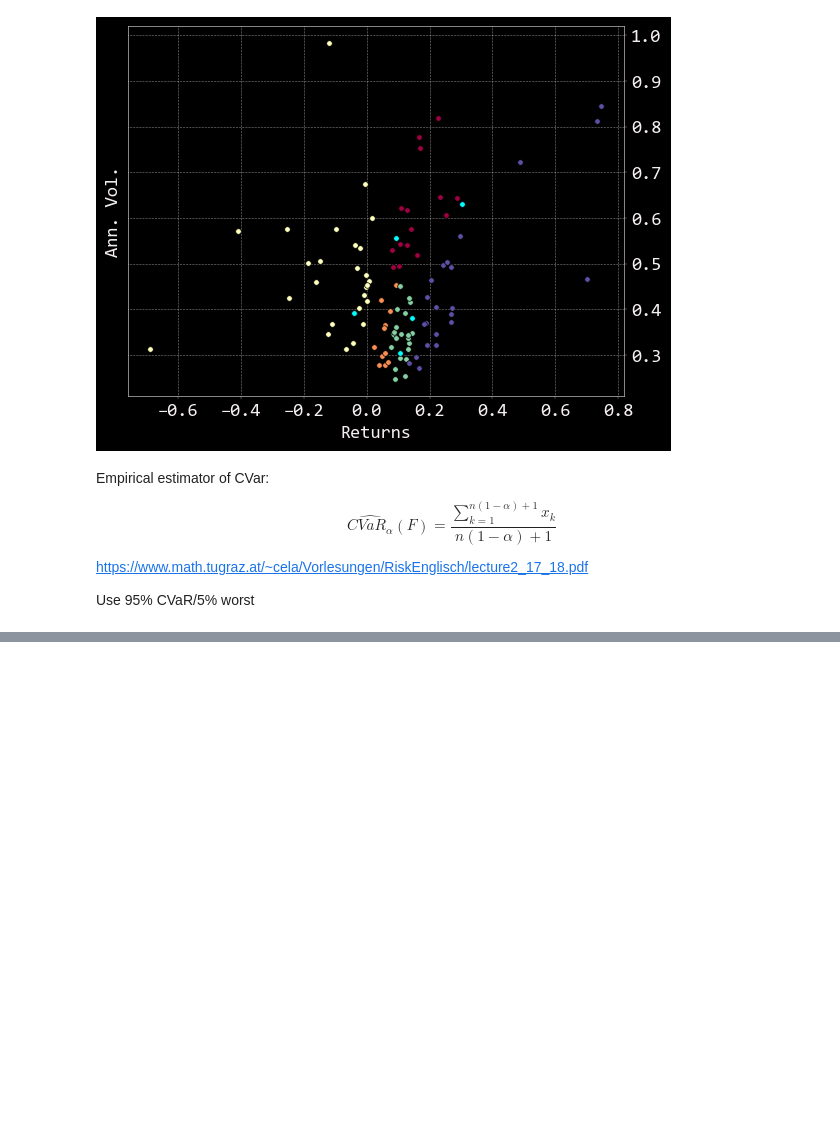
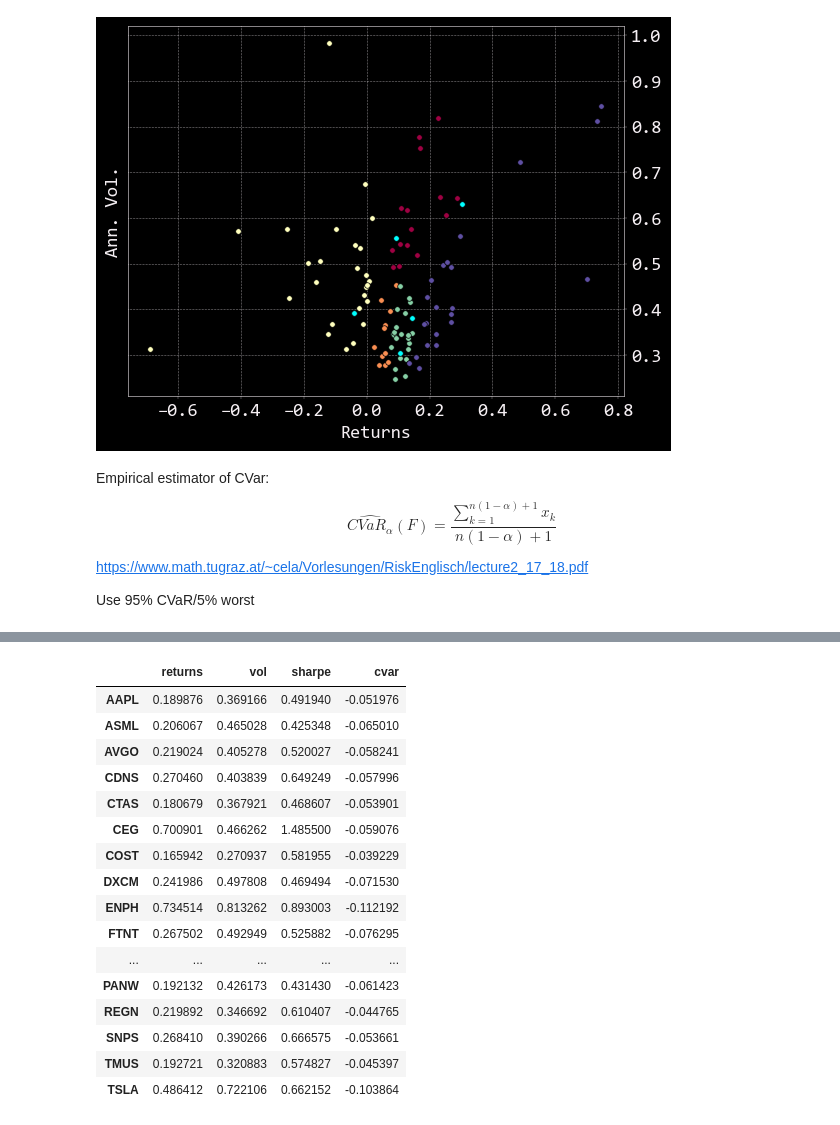
Before and after one commit to stevenkxu/Quant_Exploratory_Projects, a Jupyter notebook: KMediod.ipynb, the cells around one changed output, grey strips where cells are left out. Saved outputs shown, nothing was run; the diff lists cells and outputs as text; code cells hidden in the pictures; blank space fills up the shorter version.

```diff
--- a/KMediod.ipynb
+++ b/KMediod.ipynb
@@ -186,0 +189,20 @@ IndexError: single positional indexer is out-of-bounds
+# %%
+features[labels==4]
+# %% [output]
+|  | returns | vol | sharpe | cvar |
+| AAPL | 0.189876 | 0.369166 | 0.491940 | -0.051976 |
+| ASML | 0.206067 | 0.465028 | 0.425348 | -0.065010 |
+| AVGO | 0.219024 | 0.405278 | 0.520027 | -0.058241 |
+| CDNS | 0.270460 | 0.403839 | 0.649249 | -0.057996 |
+| CTAS | 0.180679 | 0.367921 | 0.468607 | -0.053901 |
+| CEG | 0.700901 | 0.466262 | 1.485500 | -0.059076 |
+| COST | 0.165942 | 0.270937 | 0.581955 | -0.039229 |
+| DXCM | 0.241986 | 0.497808 | 0.469494 | -0.071530 |
+| ENPH | 0.734514 | 0.813262 | 0.893003 | -0.112192 |
+| FTNT | 0.267502 | 0.492949 | 0.525882 | -0.076295 |
+| ... | ... | ... | ... | ... |
+| PANW | 0.192132 | 0.426173 | 0.431430 | -0.061423 |
+| REGN | 0.219892 | 0.346692 | 0.610407 | -0.044765 |
+| SNPS | 0.268410 | 0.390266 | 0.666575 | -0.053661 |
+| TMUS | 0.192721 | 0.320883 | 0.574827 | -0.045397 |
+| TSLA | 0.486412 | 0.722106 | 0.662152 | -0.103864 |
```
Also changed, not shown: parts of 2 cells of this notebook, 1 other file.
